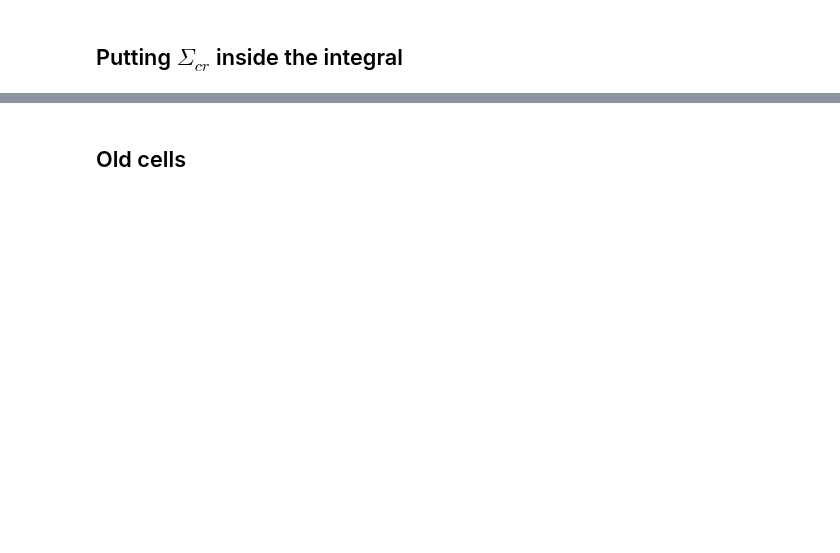
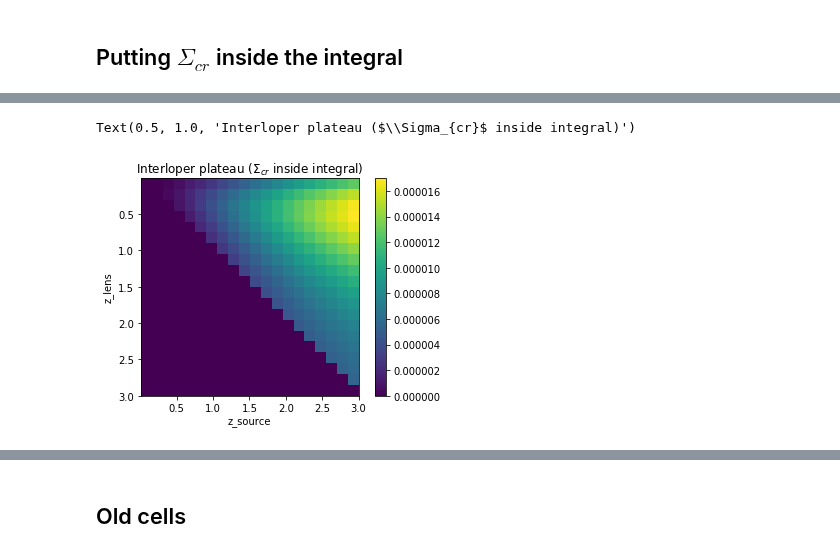
Before and after one commit to acagansengul/interlopers, a Jupyter notebook: plateau.ipynb, the cells around one changed output, grey strips where cells are left out. Cells and saved outputs as stored; diff of their text form; code cells hidden in the pictures; blank space fills up the shorter version.

```diff
--- a/plateau.ipynb
+++ b/plateau.ipynb
@@ -222,17 +204,27 @@ plt.title('Interloper / Subhalo ratio')
 # %% [markdown]
 ## Putting $\Sigma_{cr}$ inside the integral
 # %%
+# helper functions:
+def ADD(z1, z2):
+    return cosmo.angular_diameter_distance_z1z2(z1,z2)
+def sigma_cr_fast(zd,zs):
+    const = 1.663e18*u.M_sun / u.Mpc##c^2/(4 pi G)
+    return const*(ADD(0,zs)/(ADD(zd,zs)*ADD(0,zd))) ##in units Msun/Mpc^2
+
+## real deal integral ##
 def integrand2(chi, chil, chis):
     # kpc_comoving
-    rad_term = double_cone_direct(chi, chil, chis)**2 / 1 # denom is automatically one in our convention
+    rad_term = double_cone_direct(chi, chil, chis)**2  # denom is automatically one in our convention
 
-    sigcr = sigma_cr(chi_to_z(chil), chi_to_z(chis)).to(u.Msun/u.kpc**2).value
+    sigcr = sigma_cr_fast(chi_to_z_fast(chi), chi_to_z_fast(chis)).to(u.Msun/u.kpc**2).value
+
+    #sigcr *= 1e-6
 
     return rad_term * mass_integral_func(chi) / sigcr**2
 
 def interloper_power2(z_l, z_s):
     assert(z_l < z_s)
 
-    res = quad(integrand2, z_to_chi(0.01), z_to_chi(z_s), args=(z_to_chi(z_l), z_to_chi(z_s)))
+    res = quad(integrand2, z_to_chi(z_low), z_to_chi(z_s), args=(z_to_chi(z_l), z_to_chi(z_s)))
     power = res[0]
     return power # in kpc^2
@@ -238,0 +235,12 @@ def interloper_power2(z_l, z_s):
+# %%
+%%time
+
+# Calculate interloper power (plateau) grid
+zllist = np.linspace(z_low,3-z_low,20)
+zslist = np.linspace(z_low,3-z_low,20)
+int_power_grid2 = np.zeros((len(zllist), len(zslist)))
+for i_l, z_l in enumerate(zllist):
+    for i_s, z_s in enumerate(zslist):
+        if z_s <= z_l: continue
+
+        int_power_grid2[i_l, i_s] = interloper_power2(z_l, z_s)
@@ -238,0 +250,10 @@ def interloper_power2(z_l, z_s):
+# %%
+plt.imshow(int_power_grid2, extent=[z_low,3,3,z_low])
+plt.xlabel('z_source')
+plt.ylabel('z_lens')
+plt.colorbar()
+plt.title('Interloper plateau ($\\Sigma_{cr}$ inside integral)')
+#plt.savefig('imgs/feb25_int2plat.png')
+# %% [output]
+Text(0.5, 1.0, 'Interloper plateau ($\\Sigma_{cr}$ inside integral)')
+[figure, added]
```
Also changed, not shown: parts of 50 cells of this notebook, 5 other files.
